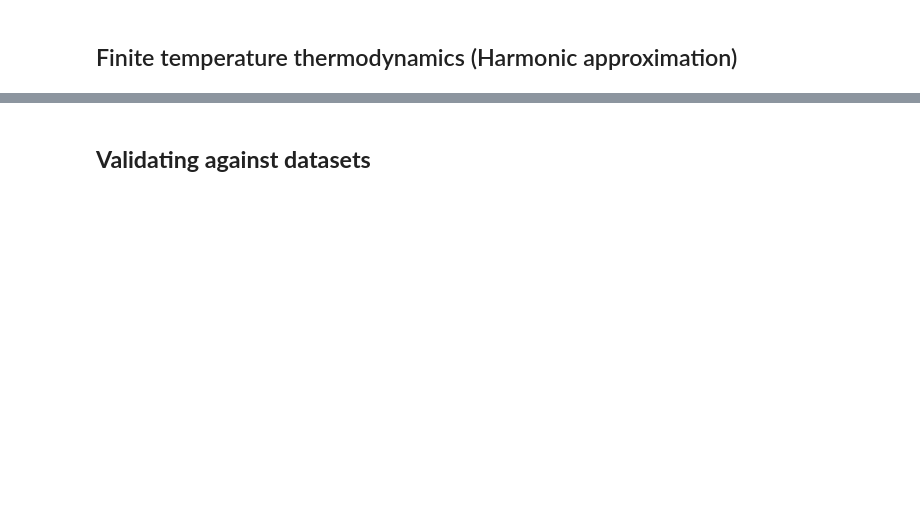
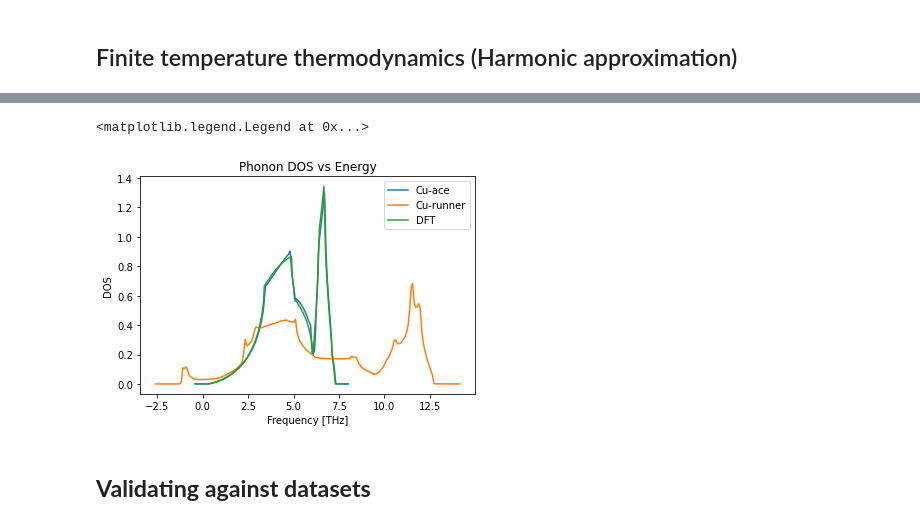
Before and after one commit to pyiron-workshop/potentials-workshop-2021, a Jupyter notebook: day_3/ex_01_validation.ipynb, the cells around one changed output, grey strips where cells are left out. Saved outputs shown, nothing was run; the diff lists cells and outputs as text; code cells hidden in the pictures; blank space fills up the shorter version.

Commit message:
Final cleanup

```diff
--- a/day_3/ex_01_validation.ipynb
+++ b/day_3/ex_01_validation.ipynb
@@ -187,0 +166,9 @@ Wall time: 887 ms
+# %%
+from structdbrest import StructDBLightRester
+rest = StructDBLightRester(token="workshop2021")
+fhi_calc = rest.query_calculator_types("FHI%aims%")[0]
+dft_elast_prop = rest.query_properties(rest.PropertyTypes.ELASTIC_MATRIX, composition="Cu-%", strukturbericht="A1",
+                      calculator_name=fhi_calc.NAME)[0]
+
+dft_phon_prop = rest.query_properties(rest.PropertyTypes.PHONONS, composition="Cu-%", strukturbericht="A1",
+                      calculator_name=fhi_calc.NAME)[0]
@@ -343,2 +365,15 @@ fig.subplots_adjust(wspace=0.05, hspace=0.3);
+# %%
+fig, ax = plt.subplots(ncols=1, nrows=1, sharex="row")
+
+for i, pot in enumerate(potential_list):
+    group_name = clean_project_name(pot)
+    phonopy_job = pr[group_name+"/phonopy_job"]
+    thermo = phonopy_job.get_thermal_properties(t_min=0, t_max=800)
+    phonopy_job.plot_dos(label=pot, ax=ax)
+ax.plot(dft_phon_prop.value["dos_energies"],  dft_phon_prop.value["dos_total"], label="DFT")
+ax.legend()
+# %% [output]
+<matplotlib.legend.Legend at 0x...>
+[figure, added]
 # %% [markdown]
 ## **Validating against datasets**
```
Also changed, not shown: parts of 28 cells of this notebook.
